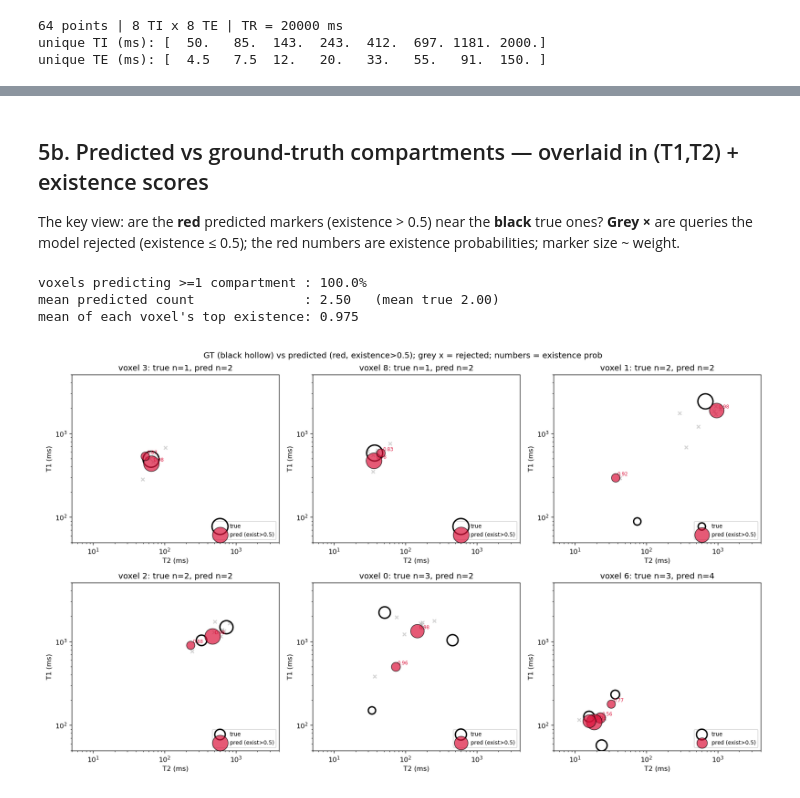
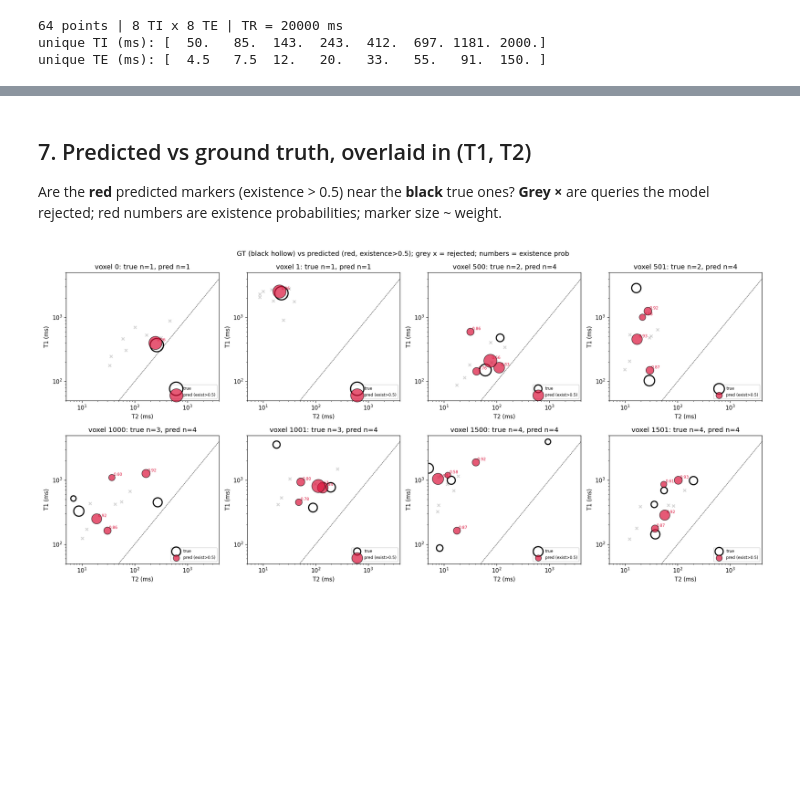
Before and after one commit to fatihoezkan/t1t2_component_detection, a Jupyter notebook: notebooks/demo.ipynb, the cells around one changed output, grey strips where cells are left out. Saved outputs shown, nothing was run; the diff lists cells and outputs as text; code cells hidden in the pictures; blank space fills up the shorter version.

Commit message:
Rebalance dataset to n=1-4, fix coverage/seeding/threading

```diff
--- a/notebooks/demo.ipynb
+++ b/notebooks/demo.ipynb
@@ -167,0 +217,19 @@ Image(filename=str(path))
+# %%
+from t1t2.data import VoxelDataset, TargetNormalizer
+from t1t2.eval import compute_metrics, detr_predictions, scatter_figure, true_compartments
+
+nz = TargetNormalizer.from_config(demo_cfg.data)
+ds = VoxelDataset(demo_cfg.data.test_path, demo_cfg.data, nz, limit=2000)
+print(f"test voxels: {len(ds)} | compartment slots inferred from the columns: {ds.max_comp}")
+
+preds = detr_predictions(model, ds, get_device(None), nz)
+trues = true_compartments(ds)
+m = compute_metrics(preds, trues, n_queries=demo_cfg.model.n_queries)
+
+print(f"\naggregate count_accuracy = {m['count_accuracy']:.3f}   <-- read the per-n table before believing this")
+print(f"aggregate count_mae      = {m['count_mae']:.2f}")
+print("\nper-n breakdown (mandatory):")
+print(f"  {'n':>2} {'voxels':>7} {'count_acc':>10} {'count_mae':>10} {'t1_rel':>8} {'t2_rel':>8}")
+for n in (1, 2, 3, 4):
+    print(f"  {n:>2} {m[f'n_voxels_n{n}']:>7} {m[f'count_accuracy_n{n}']:>10.3f} "
+          f"{m[f'count_mae_n{n}']:>10.2f} {m[f'n{n}_t1_rel_median']:>8.3f} {m[f'n{n}_t2_rel_median']:>8.3f}")
@@ -168,52 +316,44 @@ Image(filename=str(path))
 # %% [markdown]
-## 5b. Predicted vs ground-truth compartments — overlaid in (T1,T2) + existence scores
-The key view: are the **red** predicted markers (existence > 0.5) near the **black** true ones?
-**Grey ×** are queries the model rejected (existence ≤ 0.5); the red numbers are existence
-probabilities; marker size ~ weight.
+## 7. Predicted vs ground truth, overlaid in (T1, T2)
+Are the **red** predicted markers (existence > 0.5) near the **black** true ones? **Grey ×** are
+queries the model rejected; red numbers are existence probabilities; marker size ~ weight.
 # %%
+dev = get_device(None)
 with torch.no_grad():
-    raw = model(ds.X).numpy()                       # (N, 10, 4) — all queries
+    raw = model(ds.X.to(dev)).cpu().numpy()
 exist = 1.0 / (1.0 + np.exp(-raw[:, :, 3]))
 t1p = nz.denormalize_t1(raw[:, :, 0]); t2p = nz.denormalize_t2(raw[:, :, 1]); wp = raw[:, :, 2]
 nc = ds.n_comp.numpy()
-n_pred = (exist > 0.5).sum(axis=1)
-print(f"voxels predicting >=1 compartment : {(n_pred >= 1).mean()*100:.1f}%")
-print(f"mean predicted count              : {n_pred.mean():.2f}   (mean true {nc.mean():.2f})")
-print(f"mean of each voxel's top existence: {exist.max(axis=1).mean():.3f}")
 
 idxs = []
-for tn in (1, 2, 3):
+for tn in (1, 2, 3, 4):
     idxs += np.where(nc == tn)[0][:2].tolist()
-fig, axes = plt.subplots(2, 3, figsize=(15, 9))
+fig, axes = plt.subplots(2, 4, figsize=(18, 8.5))
 for ax, i in zip(axes.ravel(), idxs):
     keep = exist[i] > 0.5
     for j in range(int(nc[i])):
         ax.scatter(ds.raw_t2[i, j], ds.raw_t1[i, j], s=60 + 500 * ds.raw_w[i, j],
                    facecolors="none", edgecolors="black", linewidths=2, zorder=3,
                    label="true" if j == 0 else None)
     kq = np.where(keep)[0]
     for q in kq:
         ax.scatter(t2p[i, q], t1p[i, q], s=60 + 500 * wp[i, q], c="crimson", alpha=0.7,
                    edgecolors="k", zorder=4, label="pred (exist>0.5)" if q == kq[0] else None)
         ax.annotate(f"{exist[i, q]:.2f}", (t2p[i, q], t1p[i, q]), fontsize=7,
                     xytext=(3, 3), textcoords="offset points", color="crimson")
     for q in np.where(~keep)[0]:
         ax.scatter(t2p[i, q], t1p[i, q], s=25, c="grey", alpha=0.35, marker="x", zorder=2)
+    ax.plot([5, 4000], [5, 4000], "k--", lw=0.6)
     ax.set_xscale("log"); ax.set_yscale("log")
     ax.set_xlim(5, 4000); ax.set_ylim(50, 5000)
     ax.set_xlabel("T2 (ms)"); ax.set_ylabel("T1 (ms)")
     ax.set_title(f"voxel {i}: true n={int(nc[i])}, pred n={int(keep.sum())}")
-    ax.legend(loc="lower right", fontsize=8)
+    ax.legend(loc="lower right", fontsize=7)
 fig.suptitle("GT (black hollow) vs predicted (red, existence>0.5); grey x = rejected; numbers = existence prob")
 fig.tight_layout()
-# an earlier cell imported eval, which sets matplotlib to the Agg backend, so plt.show() would
-# render nothing here; save + display via Image instead (same trick as the scatter above)
-_ovp = ROOT / "results" / "demo" / "figures" / "overlay_pred_vs_true.png"
-fig.savefig(_ovp, dpi=120); plt.close(fig)
-from IPython.display import Image
-Image(filename=str(_ovp))
+# an earlier cell imported eval, which puts matplotlib on the Agg backend, so plt.show() would
+# render nothing here — save and display instead.
+fig.savefig(FIG / "overlay_pred_vs_true.png", dpi=120); plt.close(fig)
+Image(filename=str(FIG / "overlay_pred_vs_true.png"))
 # %% [output]
-voxels predicting >=1 compartment : 100.0%
-mean predicted count              : 2.50   (mean true 2.00)
-mean of each voxel's top existence: 0.975
-[figure, old version]
+[figure, new version]
```
Also changed, not shown: parts of 23 cells of this notebook, 33 other files.
